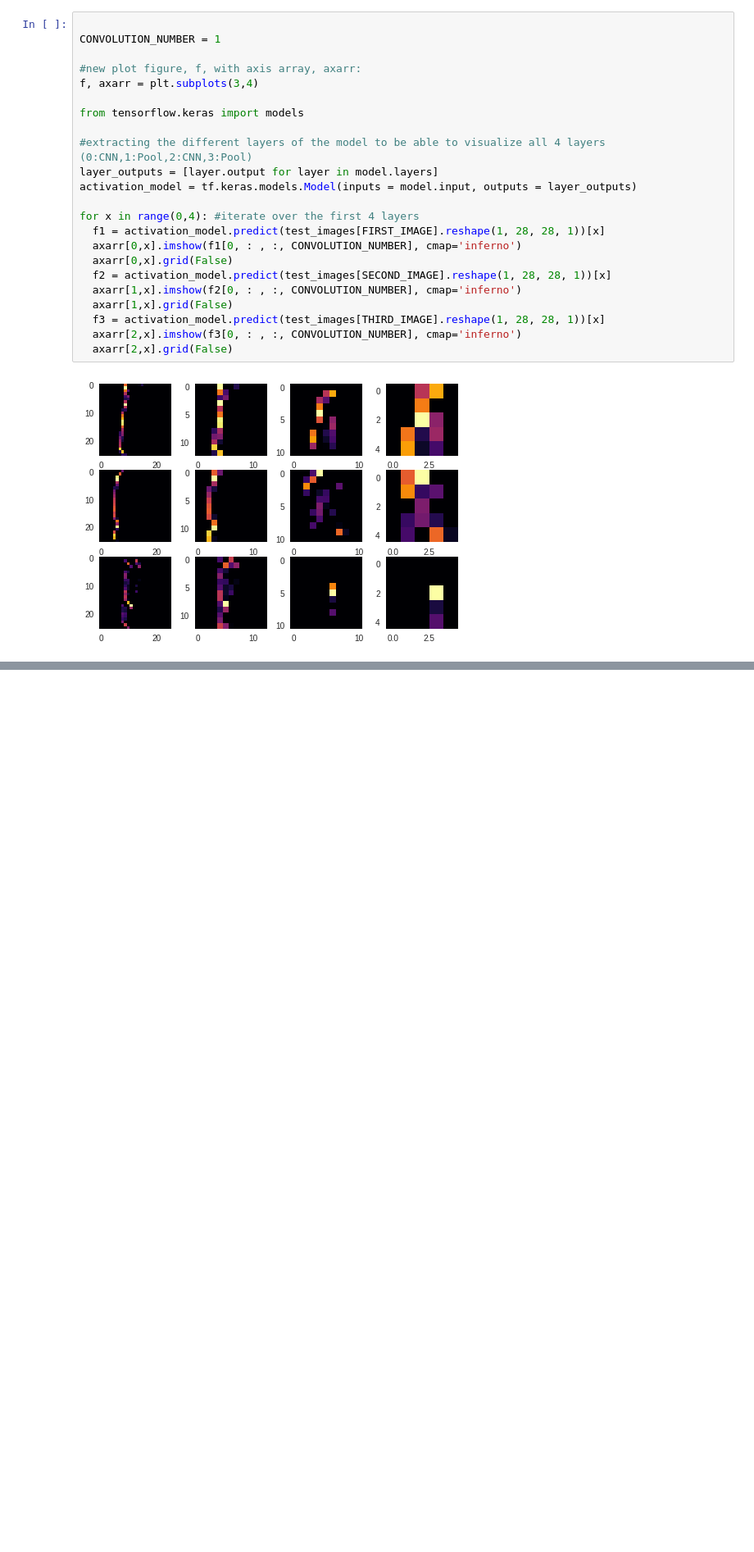
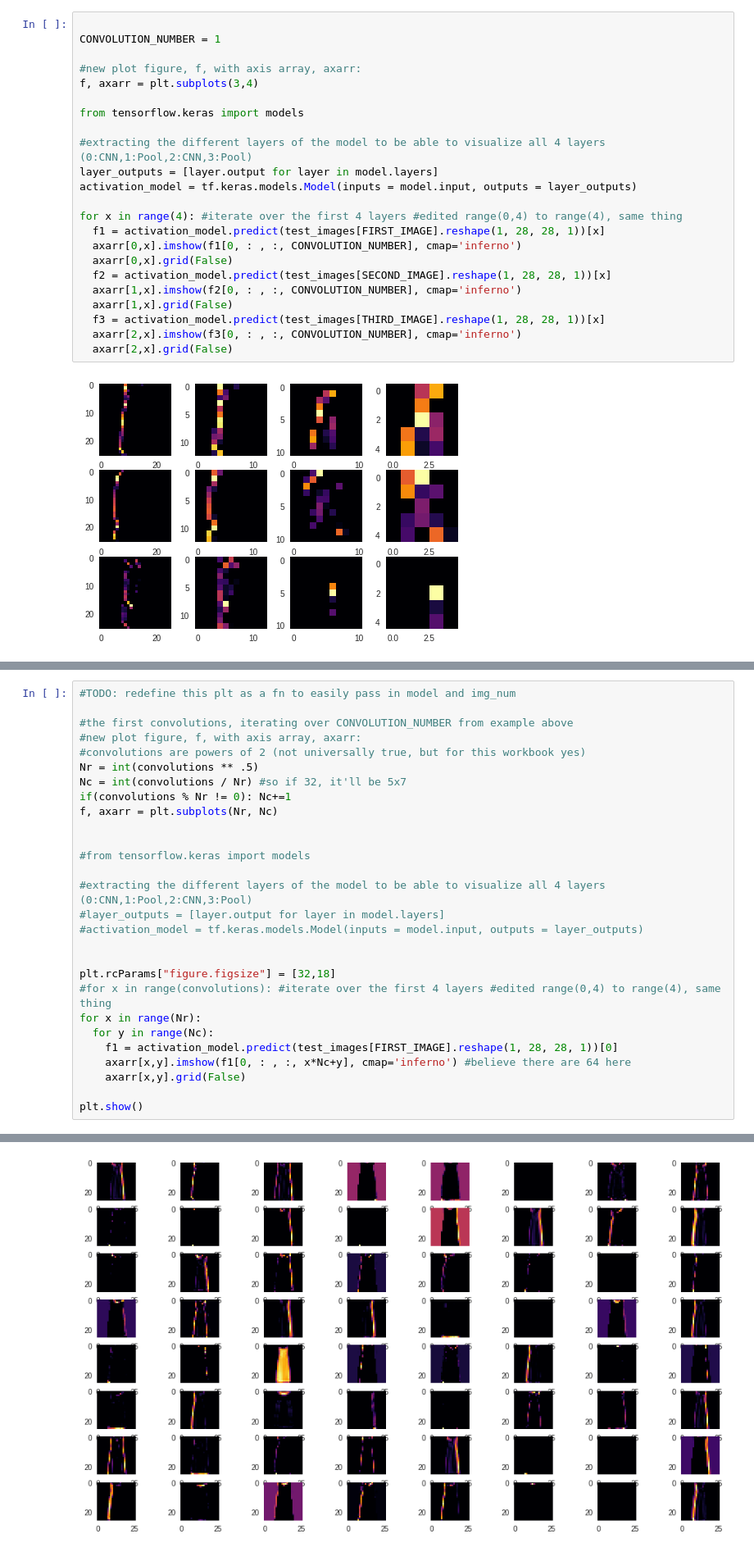
Before and after one commit to krisrjohnson/TFCoursework, a Jupyter notebook: Course_1_Part_6_Lesson_2_Notebook.ipynb, the cells around one changed output, grey strips where cells are left out. Shown: that part at 82% size. Cells and saved outputs as stored; diff of their text form; blank space fills up the shorter version.

```diff
--- a/Course_1_Part_6_Lesson_2_Notebook.ipynb
+++ b/Course_1_Part_6_Lesson_2_Notebook.ipynb
@@ -234,7 +234,7 @@ from tensorflow.keras import models
 layer_outputs = [layer.output for layer in model.layers]
 activation_model = tf.keras.models.Model(inputs = model.input, outputs = layer_outputs)
 
-for x in range(0,4): #iterate over the first 4 layers
+for x in range(4): #iterate over the first 4 layers #edited range(0,4) to range(4), same thing
   f1 = activation_model.predict(test_images[FIRST_IMAGE].reshape(1, 28, 28, 1))[x]
   axarr[0,x].imshow(f1[0, : , :, CONVOLUTION_NUMBER], cmap='inferno')
   axarr[0,x].grid(False)
@@ -248,0 +265,29 @@ for x in range(0,4): #iterate over the first 4 layers
+# %%
+#TODO: redefine this plt as a fn to easily pass in model and img_num
+
+#the first convolutions, iterating over CONVOLUTION_NUMBER from example above
+#new plot figure, f, with axis array, axarr:
+#convolutions are powers of 2 (not universally true, but for this workbook yes)
+Nr = int(convolutions ** .5)
+Nc = int(convolutions / Nr) #so if 32, it'll be 5x7
+if(convolutions % Nr != 0): Nc+=1
+f, axarr = plt.subplots(Nr, Nc)
+
+
+#from tensorflow.keras import models
+
+#extracting the different layers of the model to be able to visualize all 4 layers (0:CNN,1:Pool,2:CNN,3:Pool)
+#layer_outputs = [layer.output for layer in model.layers]
+#activation_model = tf.keras.models.Model(inputs = model.input, outputs = layer_outputs)
+
+
+plt.rcParams["figure.figsize"] = [32,18]
+#for x in range(convolutions): #iterate over the first 4 layers #edited range(0,4) to range(4), same thing
+for x in range(Nr):
+  for y in range(Nc):
+    f1 = activation_model.predict(test_images[FIRST_IMAGE].reshape(1, 28, 28, 1))[0]
+    axarr[x,y].imshow(f1[0, : , :, x*Nc+y], cmap='inferno') #believe there are 64 here
+    axarr[x,y].grid(False)
+
+plt.show()
+# %% [output]
@@ -249,3 +295,4 @@ for x in range(0,4): #iterate over the first 4 layers
+[figure, added]
 # %% [markdown]
 EXERCISES
 
```
Also changed, not shown: parts of 7 cells of this notebook.
